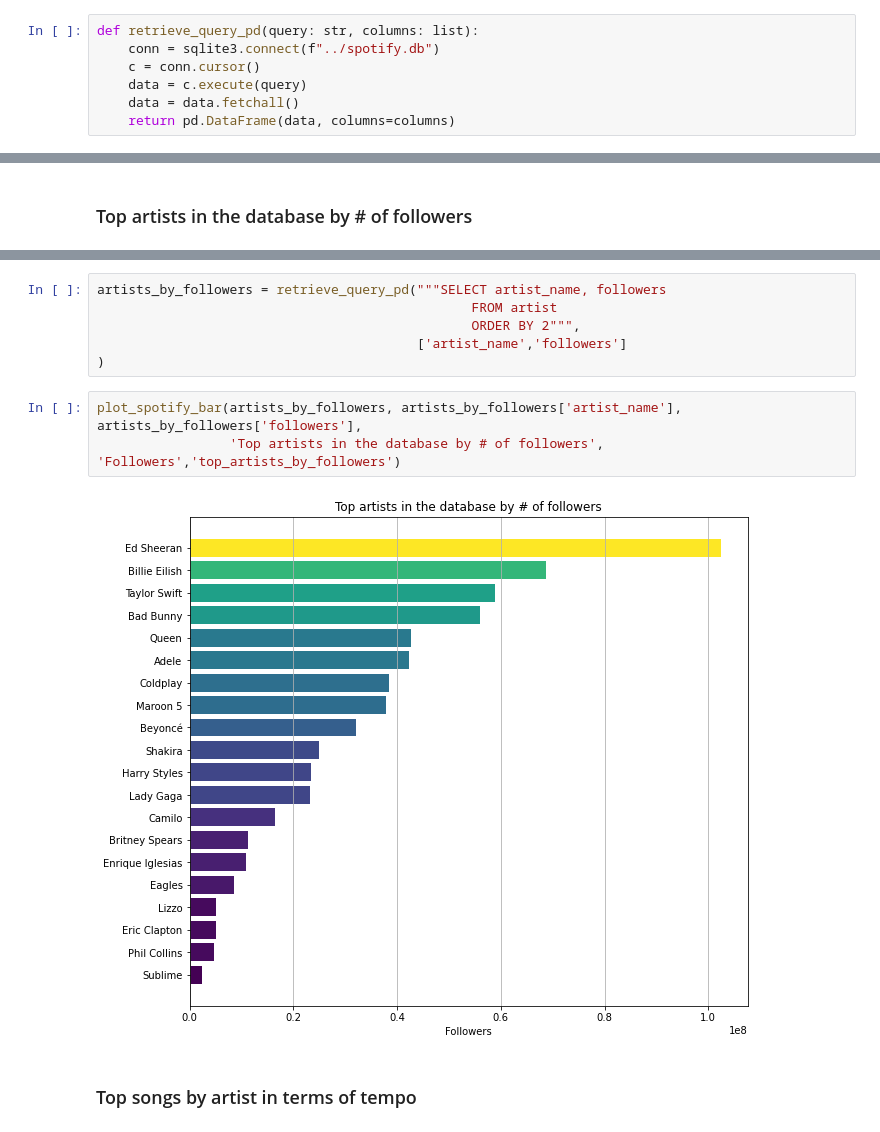
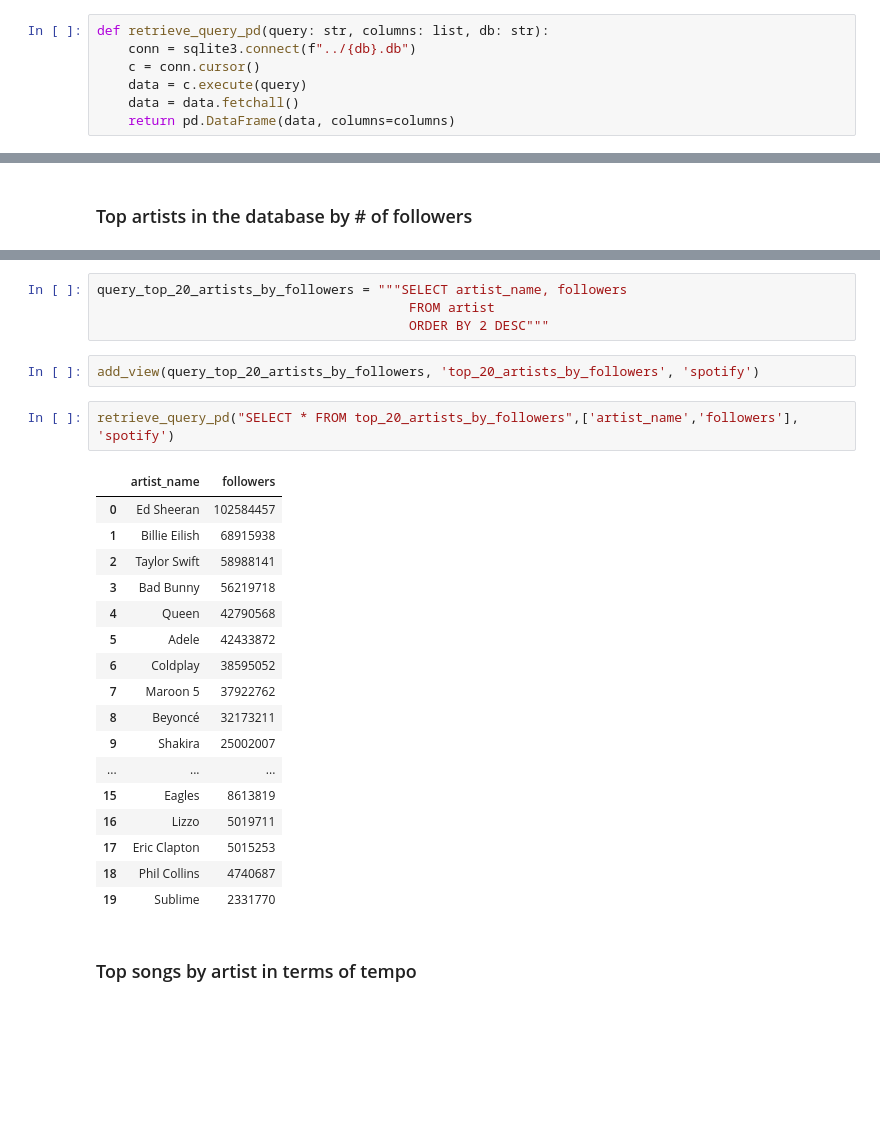
Before and after one commit to vmorenocosta/vanguard_de_project, a Jupyter notebook: submission/notebooks/p2_data_visualization.ipynb, the cells around one changed output, grey strips where cells are left out. Cells and saved outputs as stored; diff of their text form; blank space fills up the shorter version.

Commit message:
implemented functions to add views

```diff
--- a/submission/notebooks/p2_data_visualization.ipynb
+++ b/submission/notebooks/p2_data_visualization.ipynb
@@ -96,6 +37,6 @@ songs.groupby("artist_name").nunique().iloc[:, 0:10]
 # %%
-def retrieve_query_pd(query: str, columns: list):
-    conn = sqlite3.connect(f"../spotify.db")
+def retrieve_query_pd(query: str, columns: list, db: str):
+    conn = sqlite3.connect(f"../{db}.db")
     c = conn.cursor()
     data = c.execute(query)
     data = data.fetchall()
@@ -152,13 +98,28 @@ def retrieve_artists_followers(db: str):
 # %%
-artists_by_followers = retrieve_query_pd("""SELECT artist_name, followers
-                                                FROM artist
-                                                ORDER BY 2""",
-                                         ['artist_name','followers']
-)
+query_top_20_artists_by_followers = """SELECT artist_name, followers
+                                        FROM artist
+                                        ORDER BY 2 DESC"""
-# %%
-plot_spotify_bar(artists_by_followers, artists_by_followers['artist_name'], artists_by_followers['followers'],
-                 'Top artists in the database by # of followers', 'Followers','top_artists_by_followers')
-# %% [output]
-[figure, removed]
+# %%
+add_view(query_top_20_artists_by_followers, 'top_20_artists_by_followers', 'spotify')
+# %%
+retrieve_query_pd("SELECT * FROM top_20_artists_by_followers",['artist_name','followers'], 'spotify')
+# %% [output]
+|  | artist_name | followers |
+| 0 | Ed Sheeran | 102584457 |
+| 1 | Billie Eilish | 68915938 |
+| 2 | Taylor Swift | 58988141 |
+| 3 | Bad Bunny | 56219718 |
+| 4 | Queen | 42790568 |
+| 5 | Adele | 42433872 |
+| 6 | Coldplay | 38595052 |
+| 7 | Maroon 5 | 37922762 |
+| 8 | Beyoncé | 32173211 |
+| 9 | Shakira | 25002007 |
+| ... | ... | ... |
+| 15 | Eagles | 8613819 |
+| 16 | Lizzo | 5019711 |
+| 17 | Eric Clapton | 5015253 |
+| 18 | Phil Collins | 4740687 |
+| 19 | Sublime | 2331770 |
 # %% [markdown]
 ### Top songs by artist in terms of tempo
```
Also changed, not shown: parts of 37 cells of this notebook.
